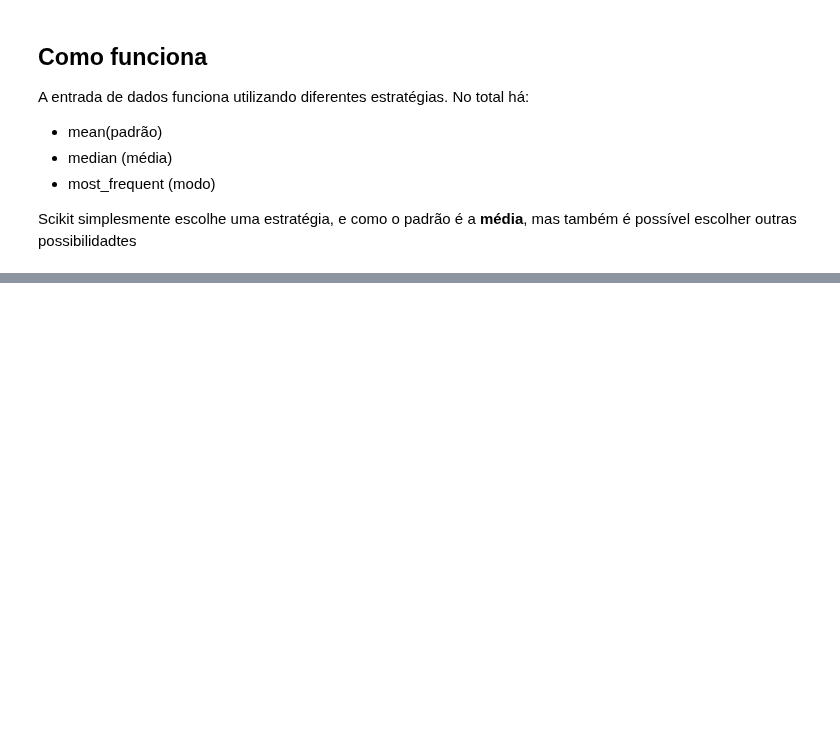
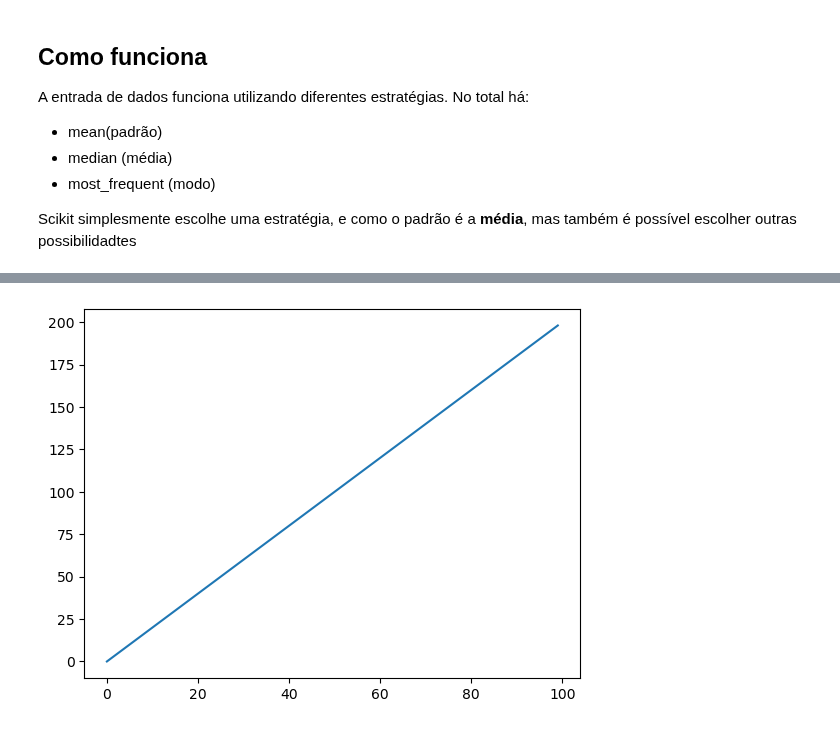
Before and after one commit to samirsaravia/AL-Calc, a Jupyter notebook: ML/scikit-learn/scikit_3.ipynb, the cells around one changed output, grey strips where cells are left out. Cells and saved outputs as stored; diff of their text form; code cells hidden in the pictures; blank space fills up the shorter version.

```diff
--- a/ML/scikit-learn/scikit_3.ipynb
+++ b/ML/scikit-learn/scikit_3.ipynb
@@ -481,0 +533,12 @@ array([[5.8, 3.5, 1.4, 1.3],
+# %%
+# import numpy a np
+# import matplotlib.pyplot as plt
+%matplotlib inline
+
+num_point = 100
+x_vals = np.arange(num_point)
+y_truths =  2 * x_vals
+plt.plot(x_vals, y_truths)
+plt.show()
+# %% [output]
+[figure, added]
```
Also changed, not shown: parts of 29 cells of this notebook, 1 other file.
